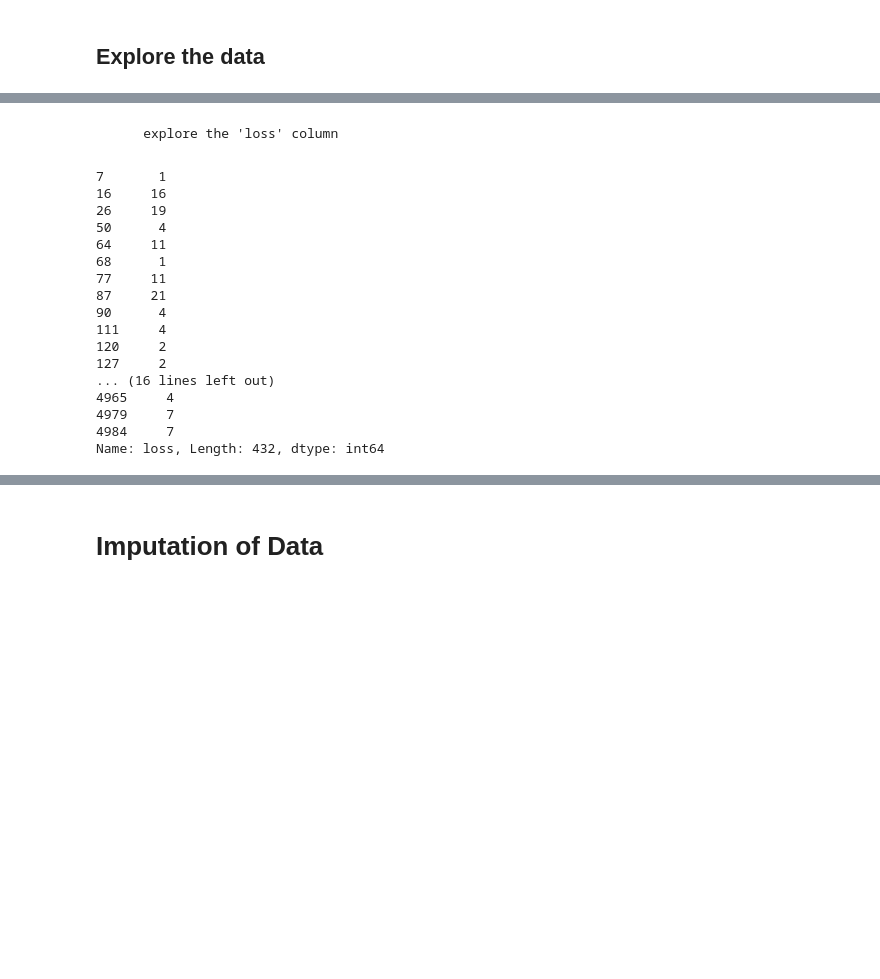
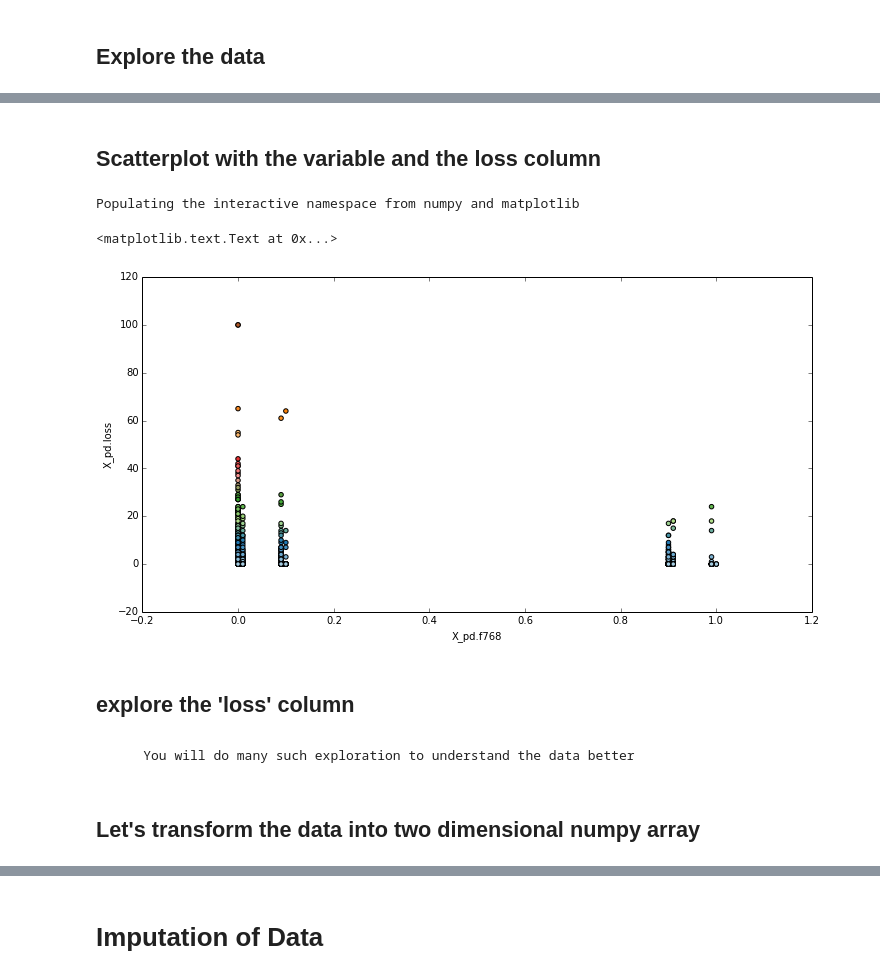
Before and after one commit to parindam/GIDS, a Jupyter notebook: GIDS-demo2.ipynb, the cells around one changed output, grey strips where cells are left out. Drawn from its saved outputs; the diff is of its cells as text; code cells hidden in the pictures; blank space fills up the shorter version.

```diff
--- a/GIDS-demo2.ipynb
+++ b/GIDS-demo2.ipynb
@@ -12,10 +17,12 @@ Demo for GIDs
 import pandas as pd
 import numpy as np
 
-DIR_PATH = "C://Sapient//PYTHON//scikit-learn-master//examples//kaggle//competition//loan defaulter//data//"
+DIR_PATH = "data//"
 TRAIN_FILE = DIR_PATH + "sample_5000.csv"
 
-X = pd.read_csv(TRAIN_FILE, sep=',', warn_bad_lines=True, error_bad_lines=True)
+#TRAIN_FILE = "https://raw.githubusercontent.com/parindam/GIDS/master/data/sample_5000.csv"
 
-X.shape
+X_pd = pd.read_csv(TRAIN_FILE, sep=',', warn_bad_lines=True, error_bad_lines=True)
+
+print "The shape of the data is ", X_pd.shape
 # %% [output]
@@ -43,22 +69,21 @@ X['f768'].describe()
+# %% [markdown]
+## Scatterplot with the variable and the loss column
+# %%
+%pylab inline
+
+import pylab as pl
+
+pl.figure(2, figsize=(12, 6))
+pl.scatter(X_pd.f768, X_pd.loss, c=X_pd.loss, cmap=pl.cm.Paired)
+pl.xlabel('X_pd.f768')
+pl.ylabel('X_pd.loss')
+# %% [output]
+Populating the interactive namespace from numpy and matplotlib
+<matplotlib.text.Text at 0x...>
+[figure, added]
 # %% [markdown]
-        explore the 'loss' column
+##         explore the 'loss' column
 # %%
-X.loss[X.loss > 0]
+size(X_pd.loss[X_pd.loss > 0])
-# %% [output]
-7       1
-16     16
-26     19
-50      4
-64     11
-68      1
-77     11
-87     21
-90      4
-111     4
-120     2
-127     2
-... (16 lines left out)
-4965     4
-4979     7
-4984     7
-Name: loss, Length: 432, dtype: int64
+# %% [markdown]
+        You will do many such exploration to understand the data better
@@ -65 +92,3 @@ Name: loss, Length: 432, dtype: int64
+# %% [markdown]
+## Let's transform the data into two dimensional numpy array
 # %%
```
Also changed, not shown: parts of 56 cells of this notebook, 1 other file.
